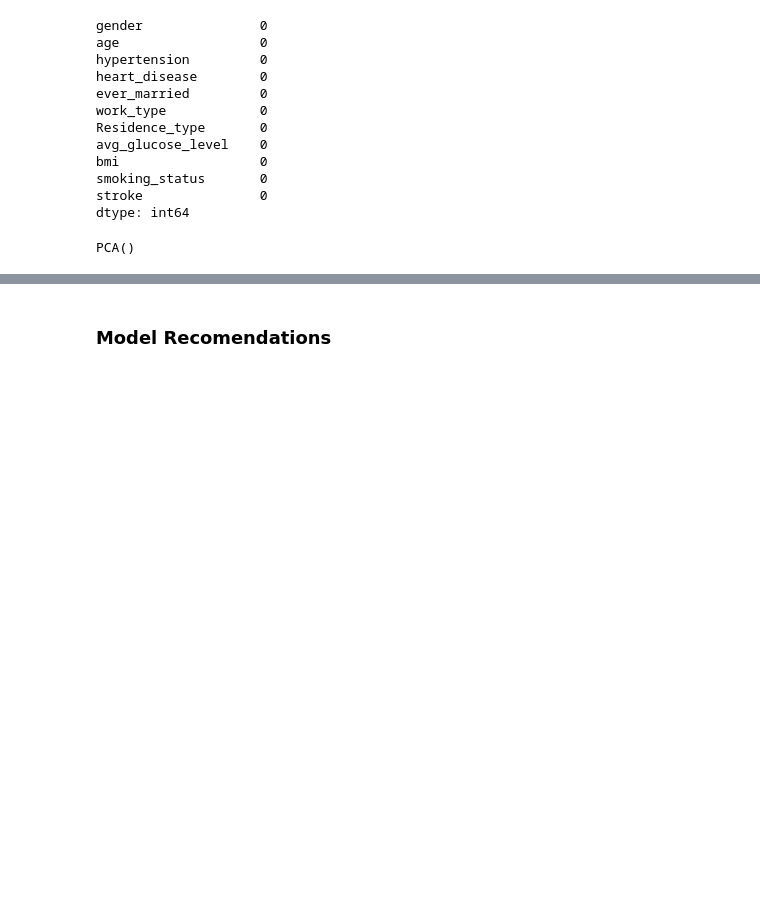
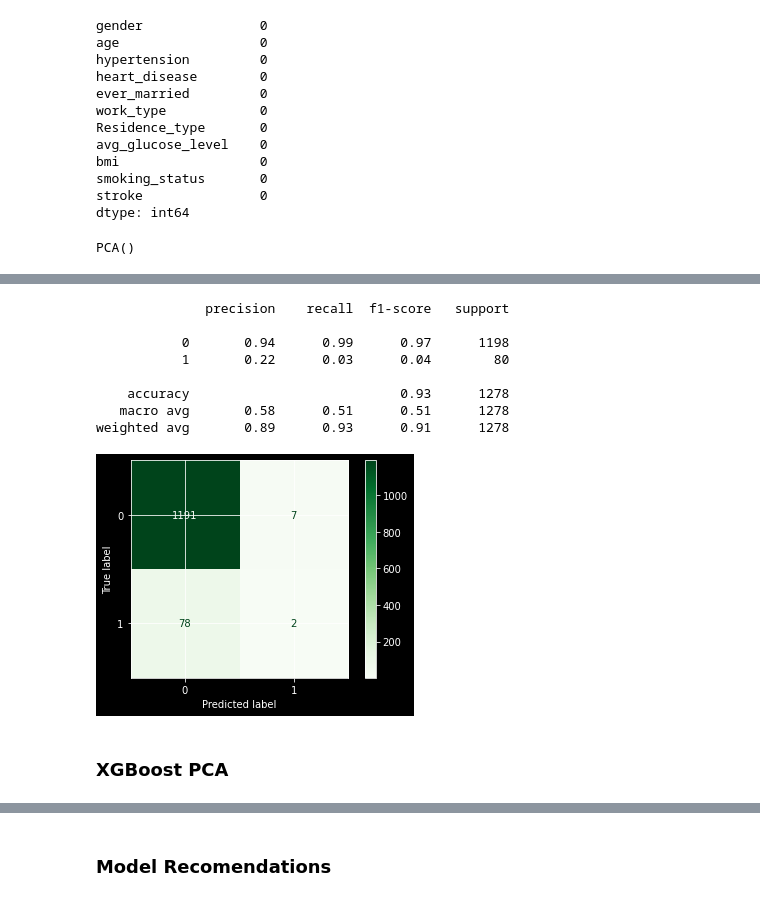
Before and after one commit to Bschreff/Heath-Care-Predictions, a Jupyter notebook: Stroke.ipynb, the cells around one changed output, grey strips where cells are left out. Cells and saved outputs as stored; diff of their text form; code cells hidden in the pictures; blank space fills up the shorter version.

```diff
--- a/Stroke.ipynb
+++ b/Stroke.ipynb
@@ -1499,0 +1544,14 @@ weighted avg       0.94      0.94      0.91      1272
+# %%
+evaluate_classification(rf_pca_pipe, X_test, y_test)
+# %% [output]
+              precision    recall  f1-score   support
+
+           0       0.94      0.99      0.97      1198
+           1       0.22      0.03      0.04        80
+
+    accuracy                           0.93      1278
+   macro avg       0.58      0.51      0.51      1278
+weighted avg       0.89      0.93      0.91      1278
+[figure, added]
+# %% [markdown]
+### **XGBoost PCA**
```
Also changed, not shown: parts of 22 cells of this notebook.
